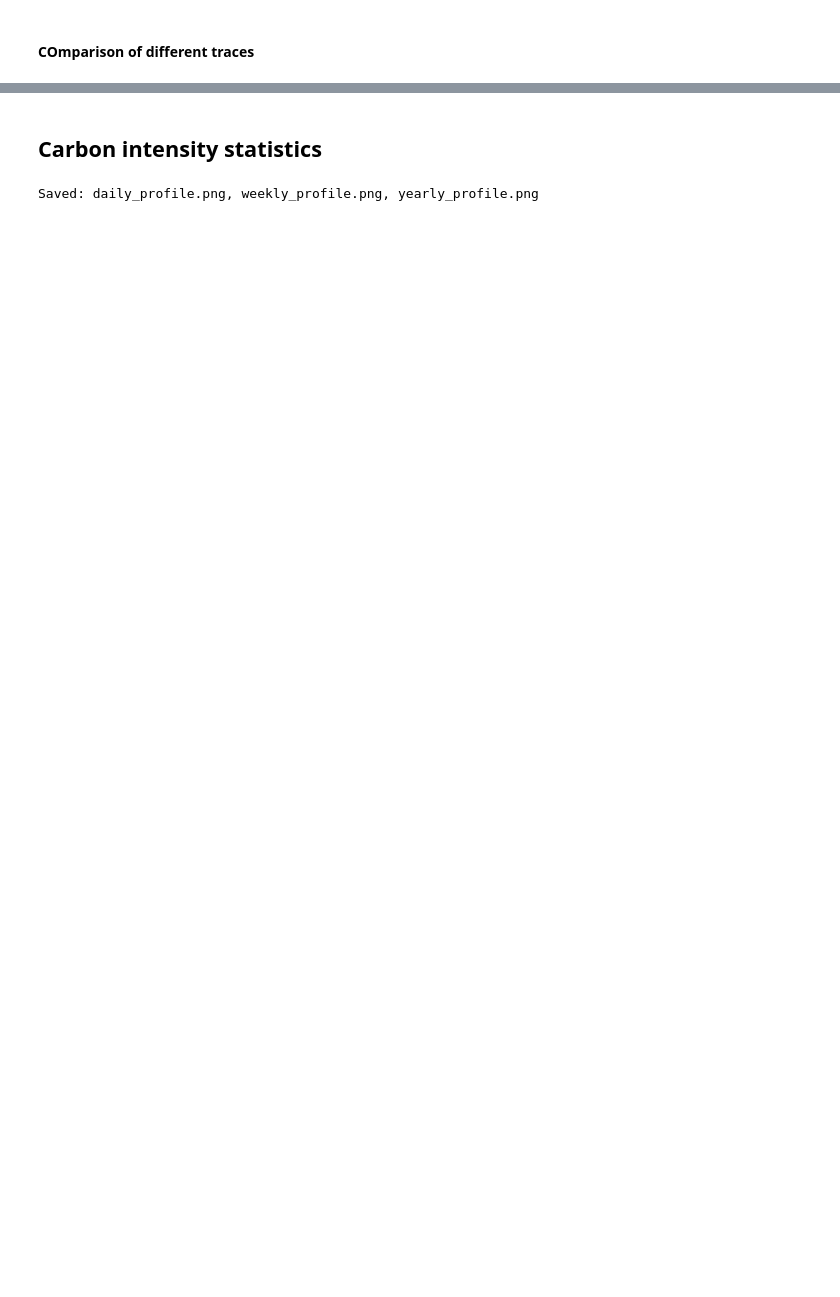
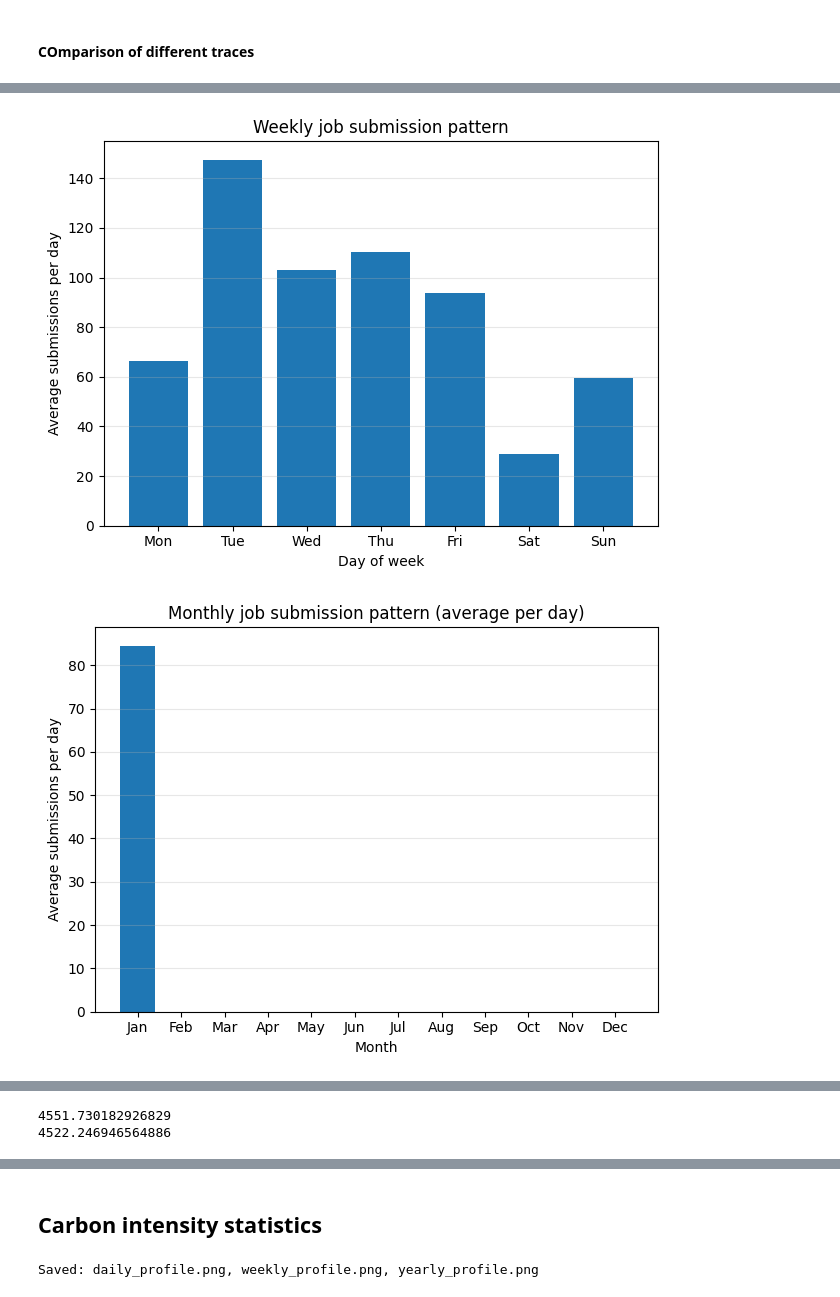
Before and after one commit to dadyownes15/green-hpc-scheduler, a Jupyter notebook: figures.ipynb, the cells around one changed output, grey strips where cells are left out. Drawn from its saved outputs; the diff is of its cells as text; code cells hidden in the pictures; blank space fills up the shorter version.

Commit message:
added new data type + sweep

```diff
--- a/figures.ipynb
+++ b/figures.ipynb
@@ -219,7 +219,3 @@ def plot_workload_patterns(
     plt.xlabel("Requested runtime bins"); plt.ylabel("Percentage of jobs")
     plt.xticks(rotation=30, ha="right")
     plt.grid(axis="y", alpha=0.3); plt.tight_layout(); plt.show()
-# %%
-WORKLOAD_PATH = "./data/workloads/training_workload.swf"
-df = create_job_df(WORKLOAD_PATH)
-plot_workload_patterns(df)
@@ -249,0 +224,11 @@ print(df_bad["requested_runtime"].mean())
+# %%
+## Non convergent dataset:
+WORKLOAD_PATH_BAD = "scripts/workload_1_31.swf"
+df_bad = create_job_df(path=WORKLOAD_PATH_BAD)
+
+plot_workload_patterns(df_bad)
+print(df['requested_runtime'].mean())
+print(df_bad["requested_runtime"].mean())
+# %% [output]
+[figure, added]
+[figure, added]
@@ -249,0 +238,2 @@ print(df_bad["requested_runtime"].mean())
+4551.730182926829
+4522.246946564886
```
Also changed, not shown: parts of 5 cells of this notebook, 18 other files.
